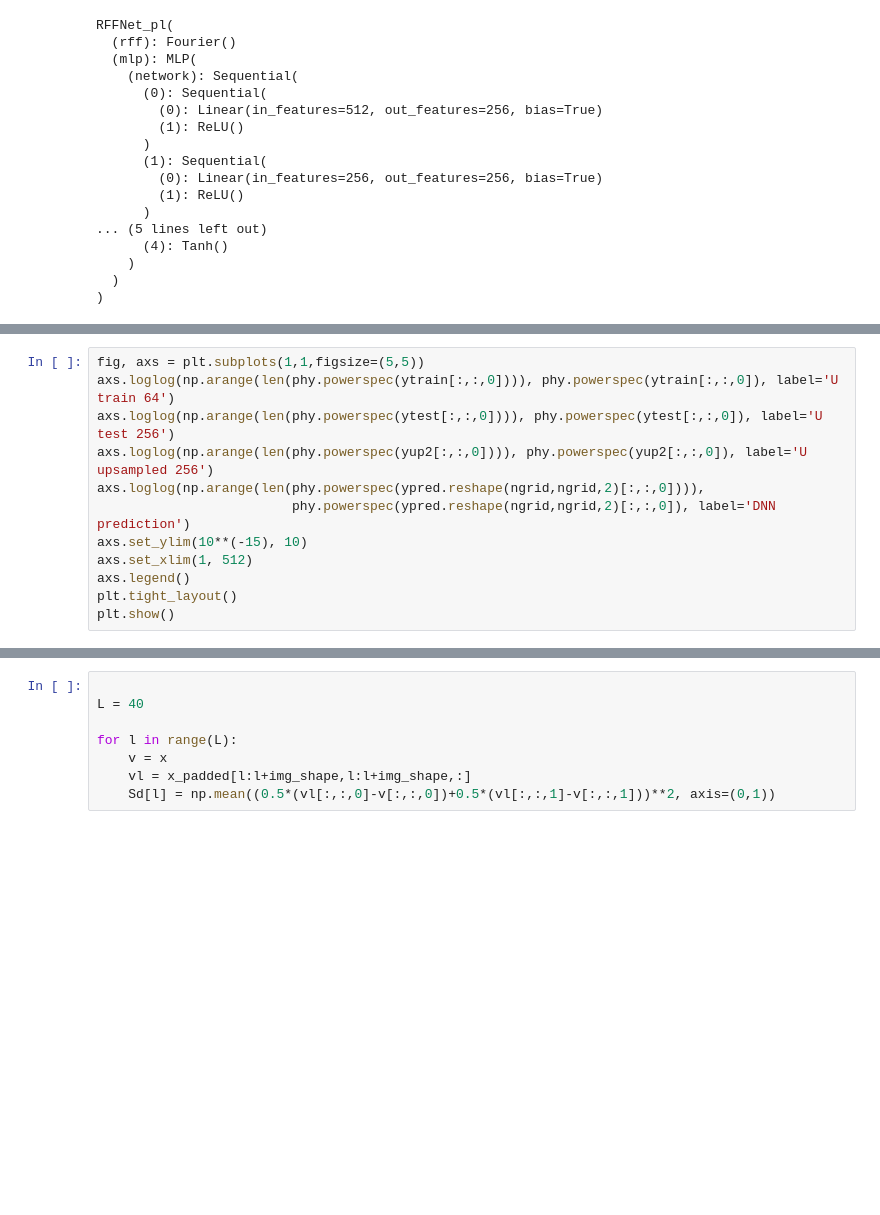
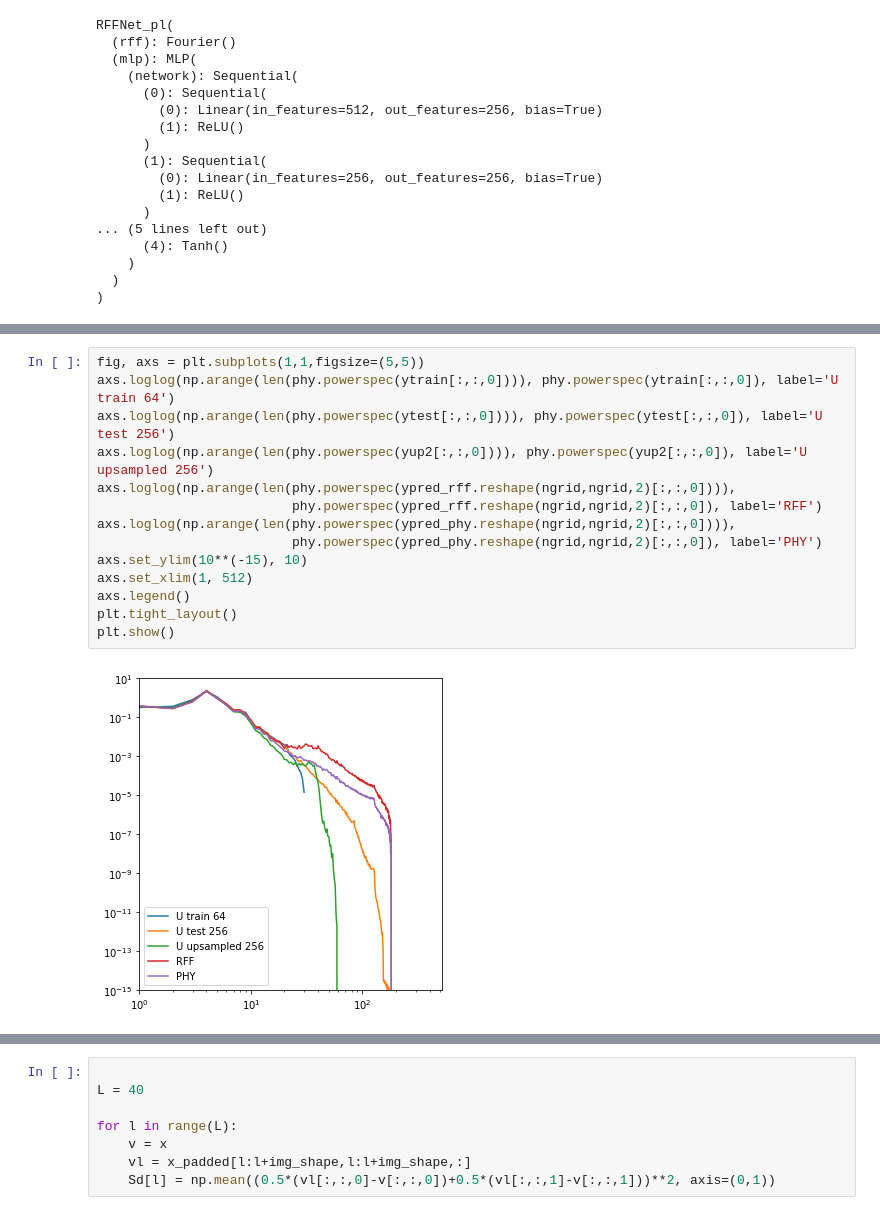
Before and after one commit to Chutlhu/TurboSuperResultion, a Jupyter notebook: notebooks/[Sandbox] RFFNet and StructureFun.ipynb, the cells around one changed output, grey strips where cells are left out. Cells and saved outputs as stored; diff of their text form; blank space fills up the shorter version.

```diff
--- a/notebooks/[Sandbox] RFFNet and StructureFun.ipynb
+++ b/notebooks/[Sandbox] RFFNet and StructureFun.ipynb
@@ -576,12 +537,16 @@ plt.show()
 # %%
 fig, axs = plt.subplots(1,1,figsize=(5,5))
 axs.loglog(np.arange(len(phy.powerspec(ytrain[:,:,0]))), phy.powerspec(ytrain[:,:,0]), label='U train 64')
 axs.loglog(np.arange(len(phy.powerspec(ytest[:,:,0]))), phy.powerspec(ytest[:,:,0]), label='U test 256')
 axs.loglog(np.arange(len(phy.powerspec(yup2[:,:,0]))), phy.powerspec(yup2[:,:,0]), label='U upsampled 256')
-axs.loglog(np.arange(len(phy.powerspec(ypred.reshape(ngrid,ngrid,2)[:,:,0]))),
-                         phy.powerspec(ypred.reshape(ngrid,ngrid,2)[:,:,0]), label='DNN prediction')
+axs.loglog(np.arange(len(phy.powerspec(ypred_rff.reshape(ngrid,ngrid,2)[:,:,0]))),
+                         phy.powerspec(ypred_rff.reshape(ngrid,ngrid,2)[:,:,0]), label='RFF')
+axs.loglog(np.arange(len(phy.powerspec(ypred_phy.reshape(ngrid,ngrid,2)[:,:,0]))),
+                         phy.powerspec(ypred_phy.reshape(ngrid,ngrid,2)[:,:,0]), label='PHY')
 axs.set_ylim(10**(-15), 10)
 axs.set_xlim(1, 512)
 axs.legend()
 plt.tight_layout()
 plt.show()
+# %% [output]
+[figure, added]
```
Also changed, not shown: parts of 25 cells of this notebook, 15 other files.
